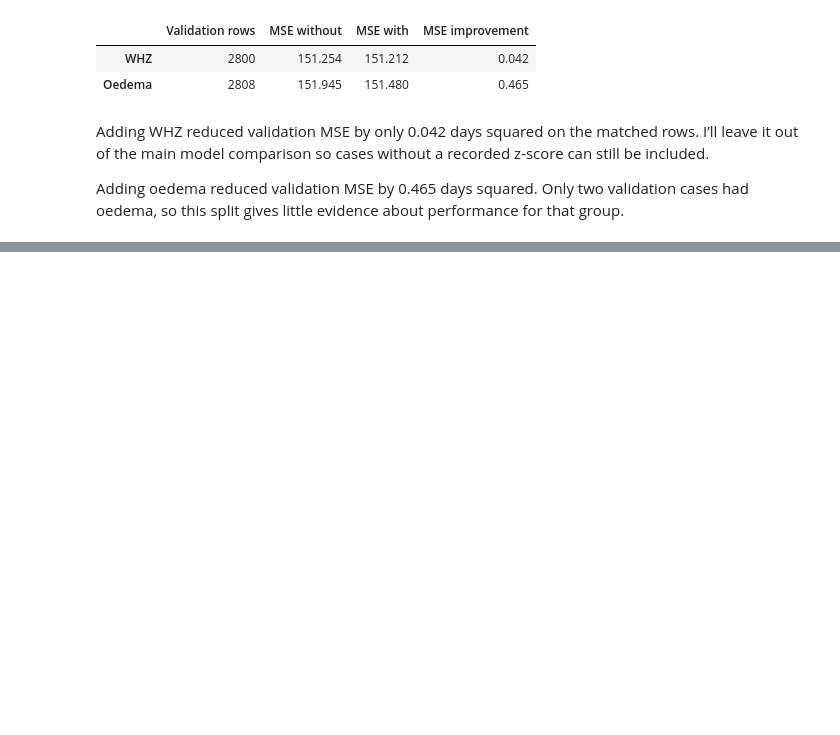
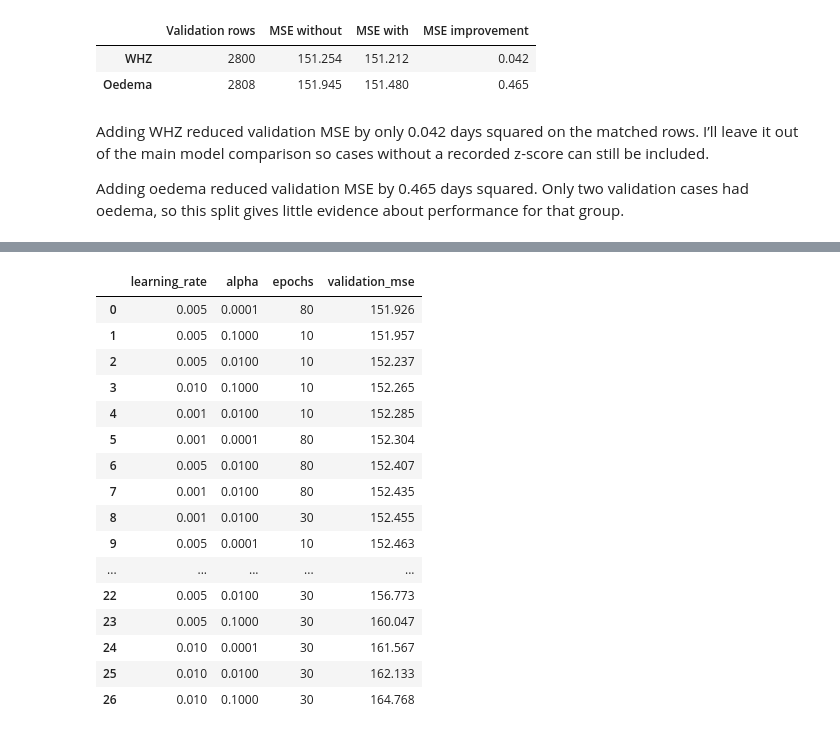
Before and after one commit to Mich-O/linear_regression_model, a Jupyter notebook: summative/linear_regression/multivariate.ipynb, the cells around one changed output, grey strips where cells are left out. Saved outputs shown, nothing was run; the diff lists cells and outputs as text; code cells hidden in the pictures; blank space fills up the shorter version.

Commit message:
Tune SGD on training-side validation data

```diff
--- a/summative/linear_regression/multivariate.ipynb
+++ b/summative/linear_regression/multivariate.ipynb
@@ -308,0 +313,54 @@ Adding oedema reduced validation MSE by 0.465 days squared. Only two validation
+# %%
+from itertools import product
+
+import numpy as np
+from sklearn.linear_model import SGDRegressor
+
+sgd_preprocessor = make_preprocessor(numeric_features, categorical_features)
+fit_inputs = sgd_preprocessor.fit_transform(fit_rows[shared_features])
+validation_inputs = sgd_preprocessor.transform(validation_rows[shared_features])
+fit_days = fit_rows[target].to_numpy()
+
+epoch_checkpoints = (10, 30, 80)
+sgd_trials = []
+for rate, alpha in product((0.001, 0.005, 0.01), (0.0001, 0.01, 0.1)):
+    estimator = SGDRegressor(
+        learning_rate="constant", eta0=rate, penalty="l2", alpha=alpha,
+        shuffle=False, random_state=seed,
+    )
+    rng = np.random.default_rng(seed)
+    for epoch in range(1, max(epoch_checkpoints) + 1):
+        order = rng.permutation(len(fit_days))
+        estimator.partial_fit(fit_inputs[order], fit_days[order])
+        if epoch in epoch_checkpoints:
+            prediction = estimator.predict(validation_inputs)
+            sgd_trials.append({
+                "learning_rate": rate,
+                "alpha": alpha,
+                "epochs": epoch,
+                "validation_mse": mean_squared_error(validation_rows[target], prediction),
+            })
+
+sgd_results = pd.DataFrame(sgd_trials).sort_values(
+    ["validation_mse", "epochs"], ignore_index=True
+)
+best_sgd = sgd_results.iloc[0]
+sgd_results.round({"validation_mse": 3})
+# %% [output]
+|  | learning_rate | alpha | epochs | validation_mse |
+| 0 | 0.005 | 0.0001 | 80 | 151.926 |
+| 1 | 0.005 | 0.1000 | 10 | 151.957 |
+| 2 | 0.005 | 0.0100 | 10 | 152.237 |
+| 3 | 0.010 | 0.1000 | 10 | 152.265 |
+| 4 | 0.001 | 0.0100 | 10 | 152.285 |
+| 5 | 0.001 | 0.0001 | 80 | 152.304 |
+| 6 | 0.005 | 0.0100 | 80 | 152.407 |
+| 7 | 0.001 | 0.0100 | 80 | 152.435 |
+| 8 | 0.001 | 0.0100 | 30 | 152.455 |
+| 9 | 0.005 | 0.0001 | 10 | 152.463 |
+| ... | ... | ... | ... | ... |
+| 22 | 0.005 | 0.0100 | 30 | 156.773 |
+| 23 | 0.005 | 0.1000 | 30 | 160.047 |
+| 24 | 0.010 | 0.0001 | 30 | 161.567 |
+| 25 | 0.010 | 0.0100 | 30 | 162.133 |
+| 26 | 0.010 | 0.1000 | 30 | 164.768 |
```
Also changed, not shown: parts of 2 cells of this notebook.
